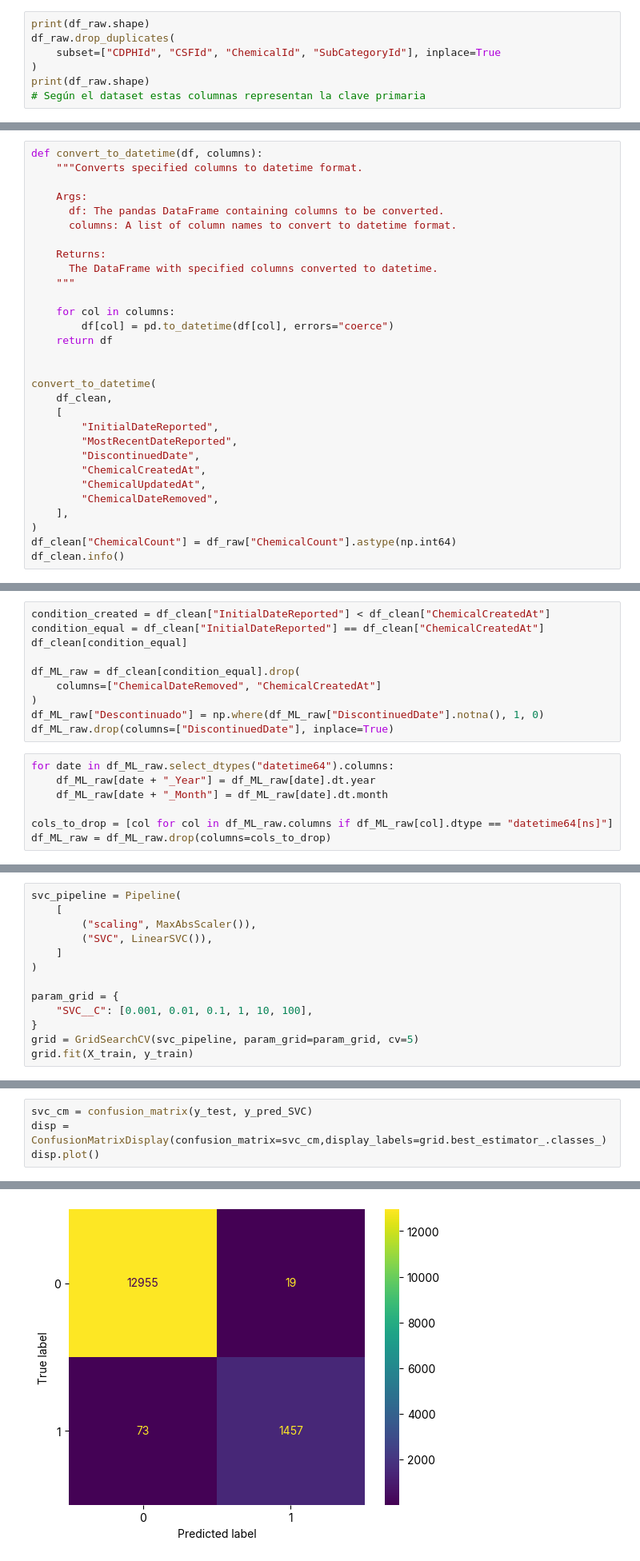
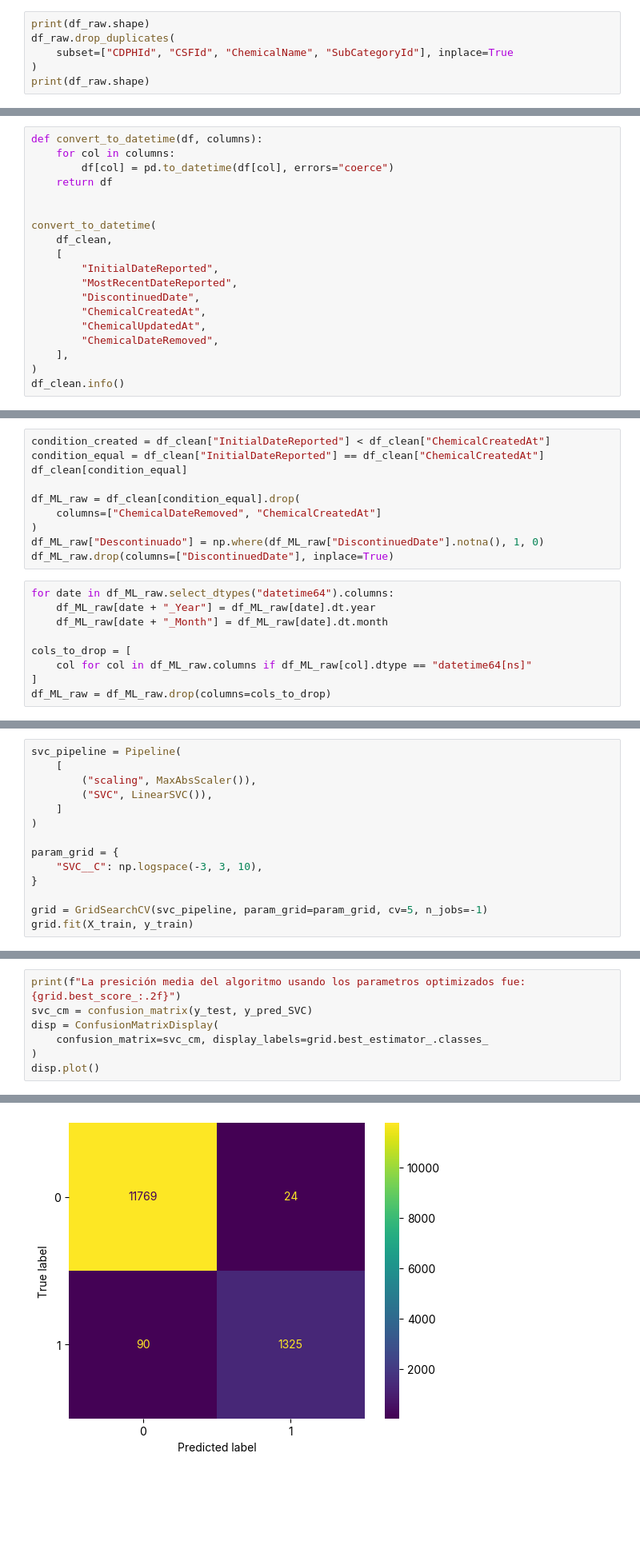
Before and after one commit to maugusto99/Data_science_curso, a Jupyter notebook: notebook.ipynb, the cells around one changed output, grey strips where cells are left out. Shown at 80% size. Saved outputs shown, nothing was run; the diff lists cells and outputs as text; blank space fills up the shorter version.

```diff
--- a/notebook.ipynb
+++ b/notebook.ipynb
@@ -164,9 +200,8 @@ df_raw
 # %%
 print(df_raw.shape)
 df_raw.drop_duplicates(
-    subset=["CDPHId", "CSFId", "ChemicalId", "SubCategoryId"], inplace=True
+    subset=["CDPHId", "CSFId", "ChemicalName", "SubCategoryId"], inplace=True
 )
 print(df_raw.shape)
-# Según el dataset estas columnas representan la clave primaria
 # %% [output]
 (114381, 22)
@@ -210,15 +228,5 @@ dtype: int64
 # %%
 def convert_to_datetime(df, columns):
-    """Converts specified columns to datetime format.
-
-    Args:
-      df: The pandas DataFrame containing columns to be converted.
-      columns: A list of column names to convert to datetime format.
-
-    Returns:
-      The DataFrame with specified columns converted to datetime.
-    """
-
     for col in columns:
         df[col] = pd.to_datetime(df[col], errors="coerce")
     return df
@@ -235,7 +243,6 @@ convert_to_datetime(
         "ChemicalDateRemoved",
     ],
 )
-df_clean["ChemicalCount"] = df_raw["ChemicalCount"].astype(np.int64)
 df_clean.info()
 # %% [output]
 <class 'pandas.core.frame.DataFrame'>
@@ -518,5 +616,7 @@ for date in df_ML_raw.select_dtypes("datetime64").columns:
     df_ML_raw[date + "_Year"] = df_ML_raw[date].dt.year
     df_ML_raw[date + "_Month"] = df_ML_raw[date].dt.month
 
-cols_to_drop = [col for col in df_ML_raw.columns if df_ML_raw[col].dtype == "datetime64[ns]"]
+cols_to_drop = [
+    col for col in df_ML_raw.columns if df_ML_raw[col].dtype == "datetime64[ns]"
+]
 df_ML_raw = df_ML_raw.drop(columns=cols_to_drop)
@@ -583,9 +691,10 @@ svc_pipeline = Pipeline(
 )
 
 param_grid = {
-    "SVC__C": [0.001, 0.01, 0.1, 1, 10, 100],
+    "SVC__C": np.logspace(-3, 3, 10),
 }
-grid = GridSearchCV(svc_pipeline, param_grid=param_grid, cv=5)
+
+grid = GridSearchCV(svc_pipeline, param_grid=param_grid, cv=5, n_jobs=-1)
 grid.fit(X_train, y_train)
 # %% [output]
 GridSearchCV(cv=5,
@@ -601,5 +718,8 @@ Best params:
 # %%
+print(f"La presición media del algoritmo usando los parametros optimizados fue: {grid.best_score_:.2f}")
 svc_cm = confusion_matrix(y_test, y_pred_SVC)
-disp = ConfusionMatrixDisplay(confusion_matrix=svc_cm,display_labels=grid.best_estimator_.classes_)
+disp = ConfusionMatrixDisplay(
+    confusion_matrix=svc_cm, display_labels=grid.best_estimator_.classes_
+)
 disp.plot()
 # %% [output]
@@ -607 +728 @@ disp.plot()
-[figure, old version]
+[figure, new version]
```
Also changed, not shown: parts of 52 cells of this notebook.
